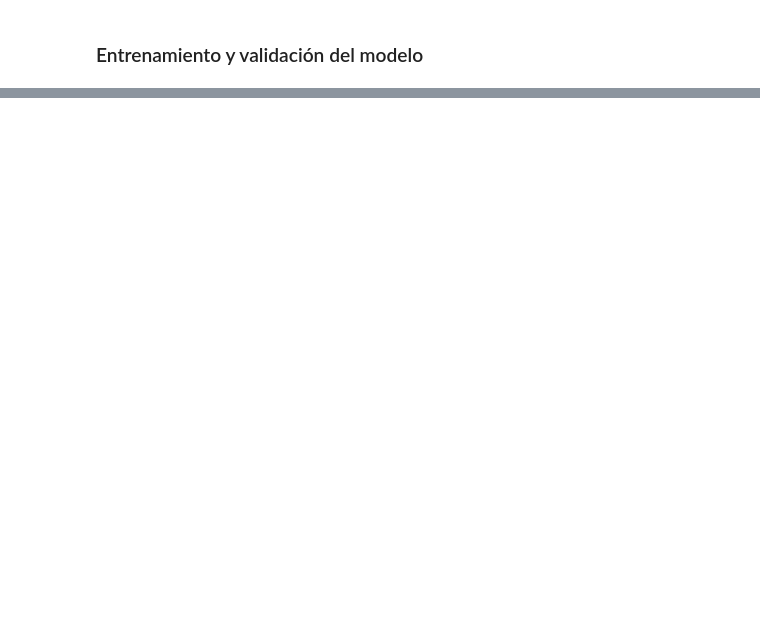
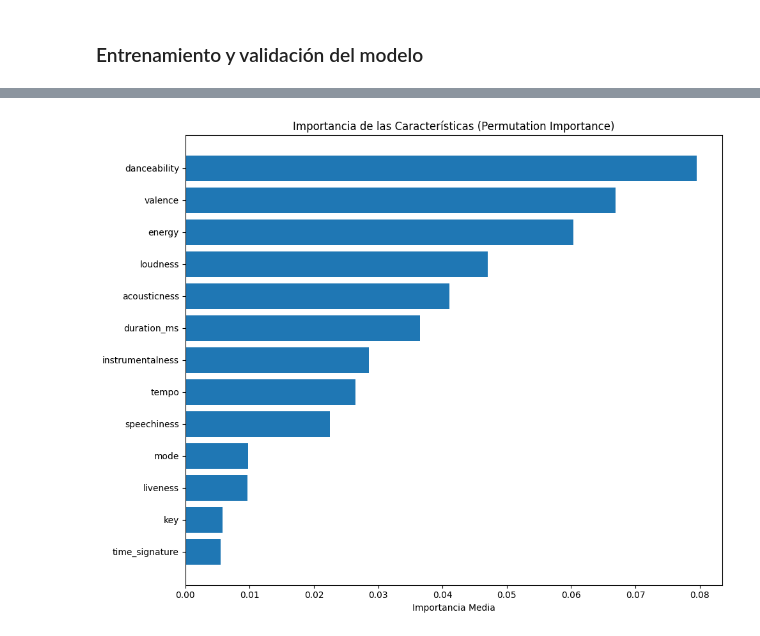
Before and after one commit to antoniol00/oracle_challenge_ensena, a Jupyter notebook: reto.ipynb, the cells around one changed output, grey strips where cells are left out. Drawn from its saved outputs; the diff is of its cells as text; code cells hidden in the pictures; blank space fills up the shorter version.

```diff
--- a/reto.ipynb
+++ b/reto.ipynb
@@ -124,0 +448,35 @@ KeyError: "['target_column'] not found in axis"
+# %%
+# Análisis de explainabilidad
+# Permutation Importance
+from sklearn.inspection import permutation_importance
+from sklearn.metrics import make_scorer
+
+def custom_score(y_true, y_pred):
+    return r2_score(y_true, y_pred)
+
+r2_scorer = make_scorer(custom_score)
+
+# Then use the scorer in permutation_importance
+perm_importance = permutation_importance(
+    model, X_test_scaled, y_test,
+    scoring=r2_scorer,  # Specify your scorer here
+    n_repeats=10,
+    random_state=42
+)
+
+# Ordenar las características por importancia
+importance_sorted_idx = perm_importance.importances_mean.argsort()
+feature_names = X.columns
+
+plt.figure(figsize=(10, 8))
+plt.barh(
+    range(len(importance_sorted_idx)),
+    perm_importance.importances_mean[importance_sorted_idx],
+    yerr=perm_importance.importances_std[importance_sorted_idx]
+)
+plt.yticks(range(len(importance_sorted_idx)), [feature_names[i] for i in importance_sorted_idx])
+plt.title('Importancia de las Características (Permutation Importance)')
+plt.xlabel('Importancia Media')
+plt.tight_layout()
+plt.show()
+# %% [output]
@@ -124,0 +500 @@ KeyError: "['target_column'] not found in axis"
+[figure, added]
```
Also changed, not shown: parts of 22 cells of this notebook.
